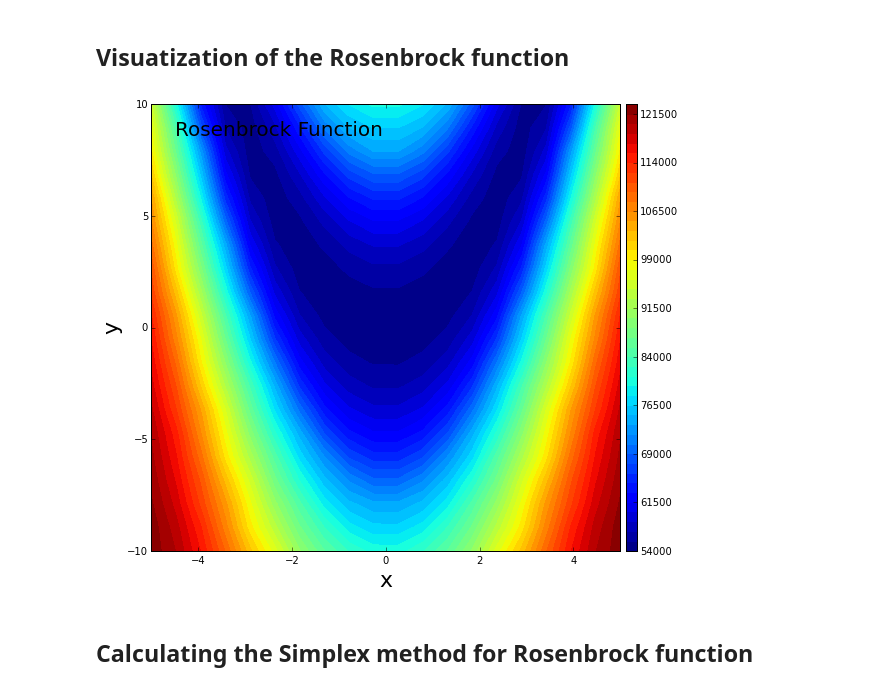
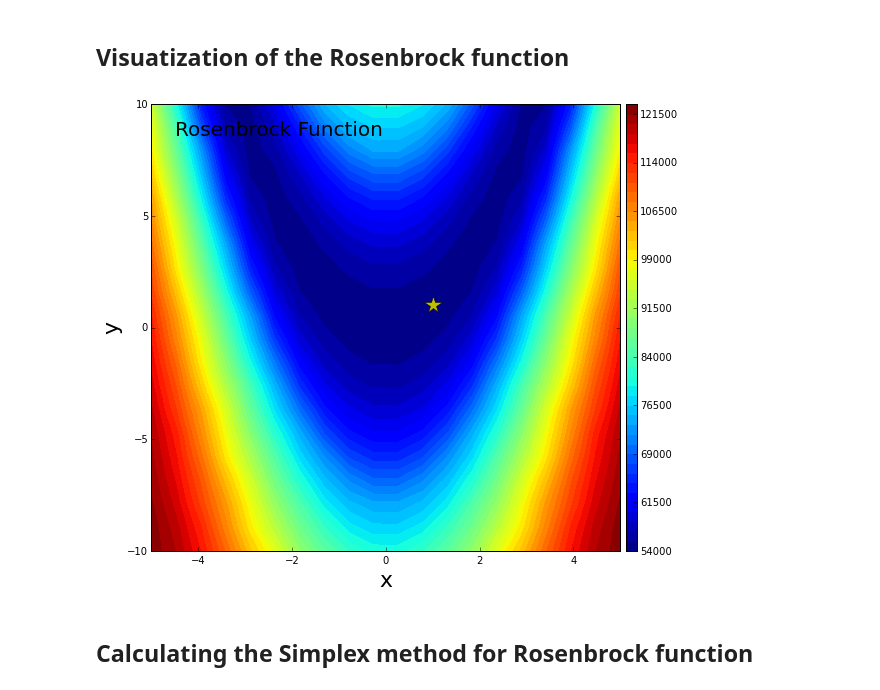
Before and after one commit to andrelreis/nonlinear_inversion, a Jupyter notebook: codigos/search_methods/simplex_method_rosenbrock.ipynb, the cells around one changed output. Cells and saved outputs as stored; diff of their text form; code cells hidden in the pictures.

```diff
--- a/codigos/search_methods/simplex_method_rosenbrock.ipynb
+++ b/codigos/search_methods/simplex_method_rosenbrock.ipynb
@@ -49,18 +49,19 @@ Z_ros = histeq(Z).reshape(Nx,Ny)
 # %%
 title_font = 22
 bottom_font = 16
 saturation_factor = 1.
 plt.close('all')
 plt.figure(figsize=(10,8))
 plt.contourf(X, Y, Z_ros, 50)
 plt.colorbar(pad=0.01, aspect=40, shrink=1.0)
+plt.plot(1., 1., '*y',markersize=18)
 plt.xlabel('x', fontsize = title_font)
 plt.ylabel('y', fontsize = title_font)
 plt.annotate('Rosenbrock Function', xy = (0.05, 0.93), xycoords = 'axes fraction', fontsize=20)
 
 plt.show()
 # %% [output]
-[figure, old version]
+[figure, new version]
 # %% [markdown]
 ## Calculating the Simplex method for Rosenbrock function
 # %% [markdown]
```
Also changed, not shown: parts of 3 cells of this notebook, 3 other files.
